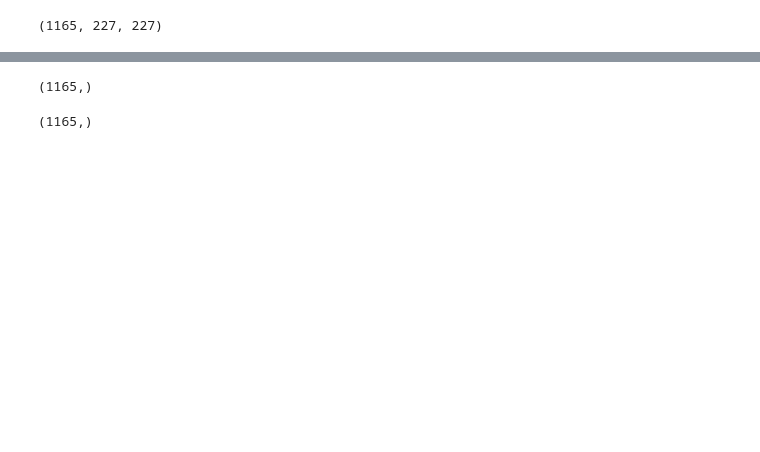
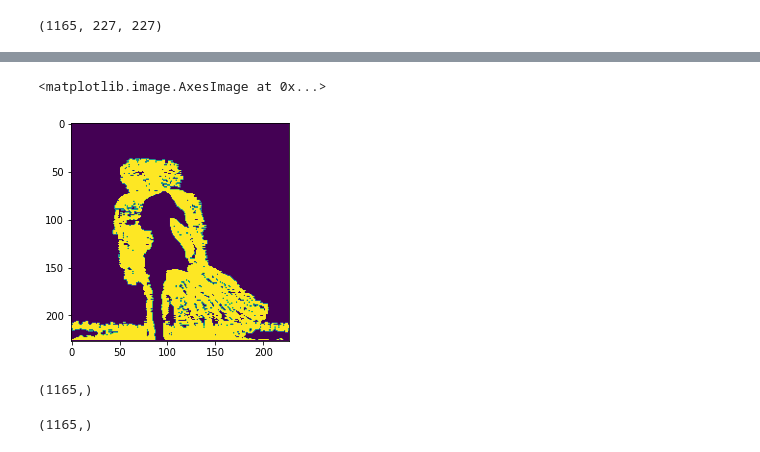
Before and after one commit to Saadman53/Thesis-Human-Activity-Recognition, a Jupyter notebook: Sobel_EMI.ipynb, the cells around one changed output, grey strips where cells are left out. Drawn from its saved outputs; the diff is of its cells as text; code cells hidden in the pictures; blank space fills up the shorter version.

```diff
--- a/Sobel_EMI.ipynb
+++ b/Sobel_EMI.ipynb
@@ -132 +160,6 @@ dataset_final.shape
+# %%
+plt.imshow(dataset2[100])
+# %% [output]
+<matplotlib.image.AxesImage at 0x...>
+[figure, added]
 # %%
```
Also changed, not shown: parts of 11 cells of this notebook.
